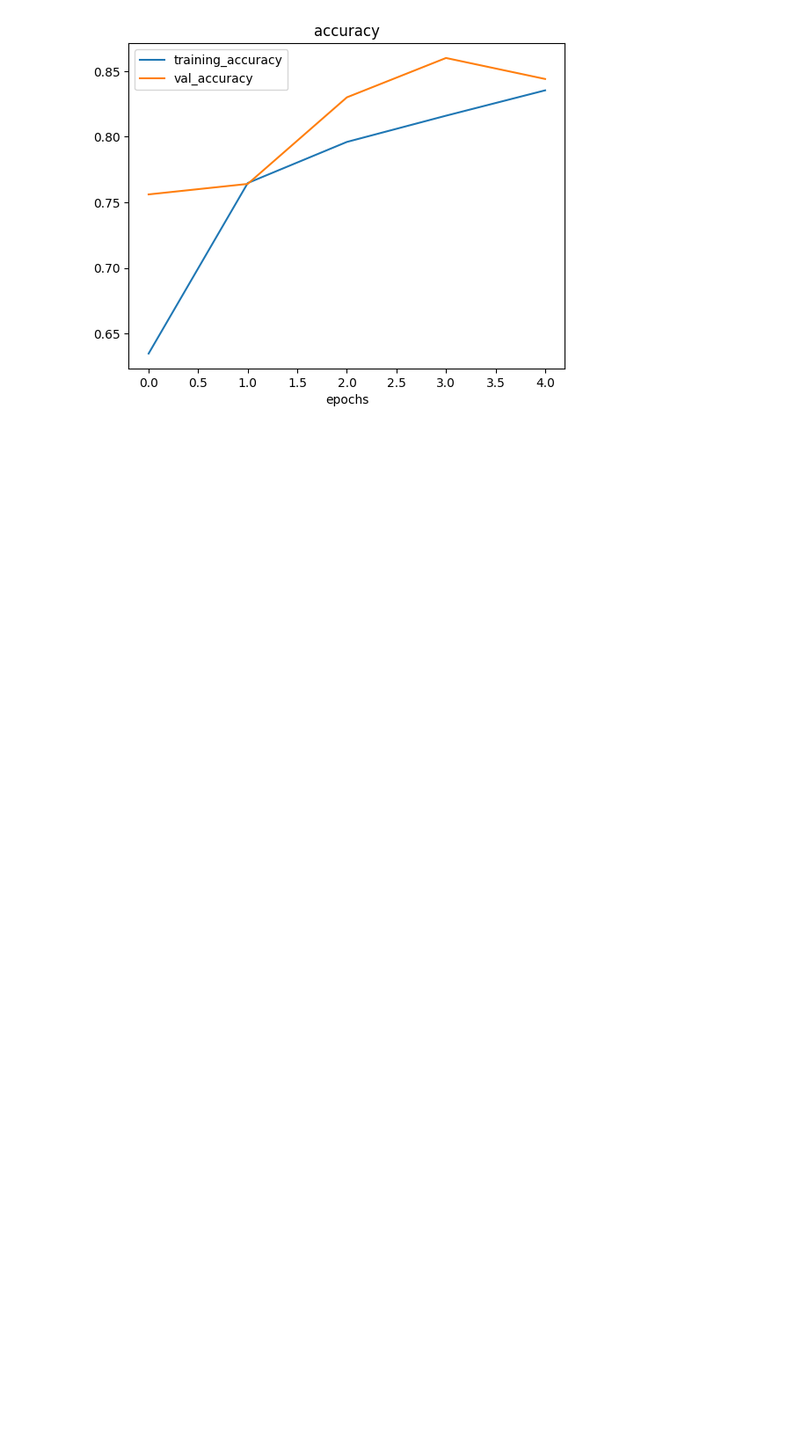
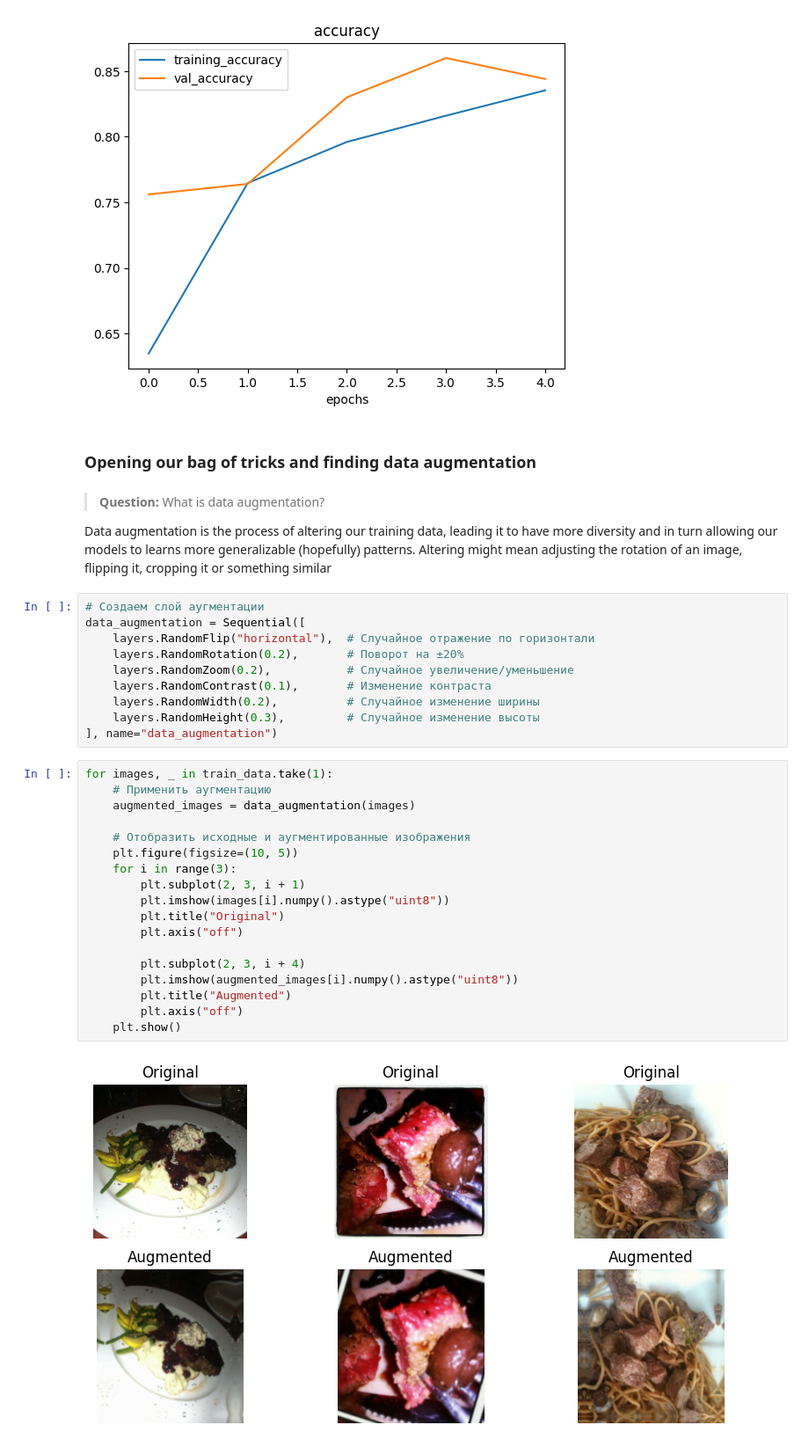
Before and after one commit to Rus-tam/daniel_bourke_course, a Jupyter notebook: notebooks/CNN & Computer Vision with TF.ipynb, the cells around one changed output. Shown at 88% size. Saved outputs shown, nothing was run; the diff lists cells and outputs as text; blank space fills up the shorter version.

Commit message:
data augmentation

```diff
--- a/notebooks/CNN & Computer Vision with TF.ipynb
+++ b/notebooks/CNN & Computer Vision with TF.ipynb
@@ -763,3 +764,39 @@ plot_loss_curves(history_5)
 # %% [output]
 [figure]
 [figure]
+# %% [markdown]
+### Opening our bag of tricks and finding data augmentation
+# %% [markdown]
+> **Question:** What is data augmentation?
+
+Data augmentation is the process of altering our training data, leading it to have more diversity and in turn allowing our models to learns more generalizable (hopefully) patterns. Altering might mean adjusting the rotation of an image, flipping it, cropping it or something similar
+# %%
+# Создаем слой аугментации
+data_augmentation = Sequential([
+    layers.RandomFlip("horizontal"),  # Случайное отражение по горизонтали
+    layers.RandomRotation(0.2),       # Поворот на ±20%
+    layers.RandomZoom(0.2),           # Случайное увеличение/уменьшение
+    layers.RandomContrast(0.1),       # Изменение контраста
+    layers.RandomWidth(0.2),          # Случайное изменение ширины
+    layers.RandomHeight(0.3),         # Случайное изменение высоты
+], name="data_augmentation")
+# %%
+for images, _ in train_data.take(1):
+    # Применить аугментацию
+    augmented_images = data_augmentation(images)
+
+    # Отобразить исходные и аугментированные изображения
+    plt.figure(figsize=(10, 5))
+    for i in range(3):
+        plt.subplot(2, 3, i + 1)
+        plt.imshow(images[i].numpy().astype("uint8"))
+        plt.title("Original")
+        plt.axis("off")
+
+        plt.subplot(2, 3, i + 4)
+        plt.imshow(augmented_images[i].numpy().astype("uint8"))
+        plt.title("Augmented")
+        plt.axis("off")
+    plt.show()
+# %% [output]
+[figure, added]
```
Also changed, not shown: parts of 2 cells of this notebook.
